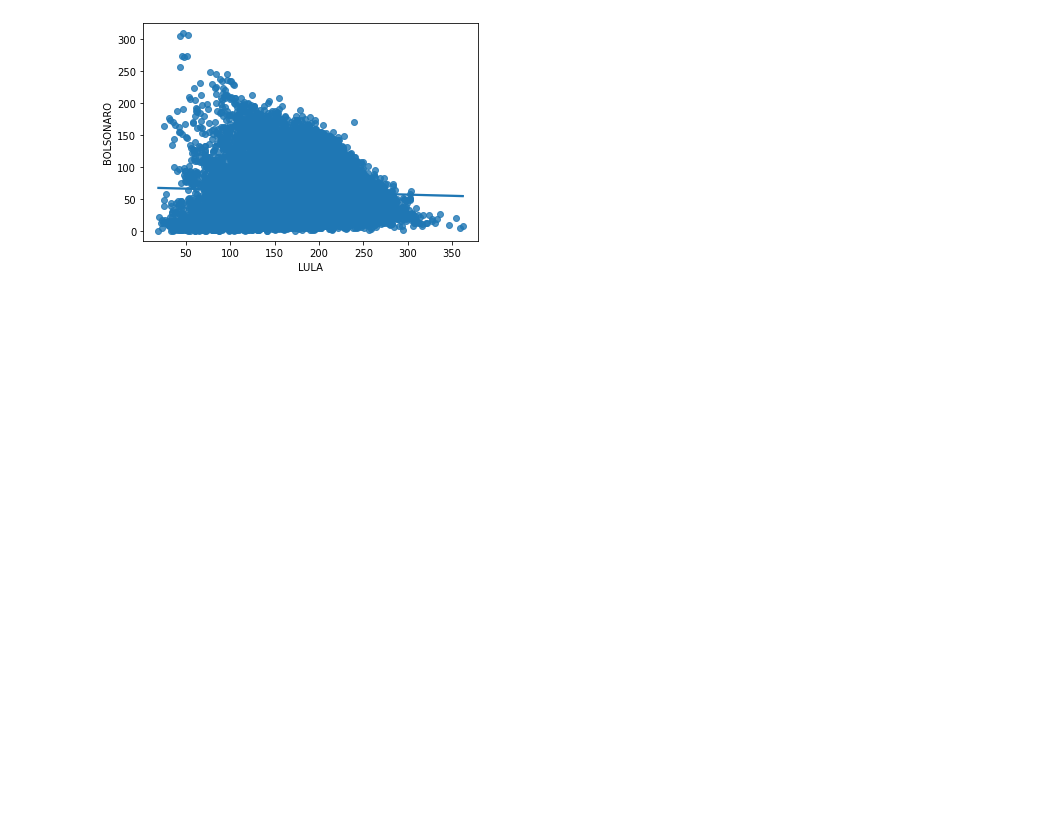
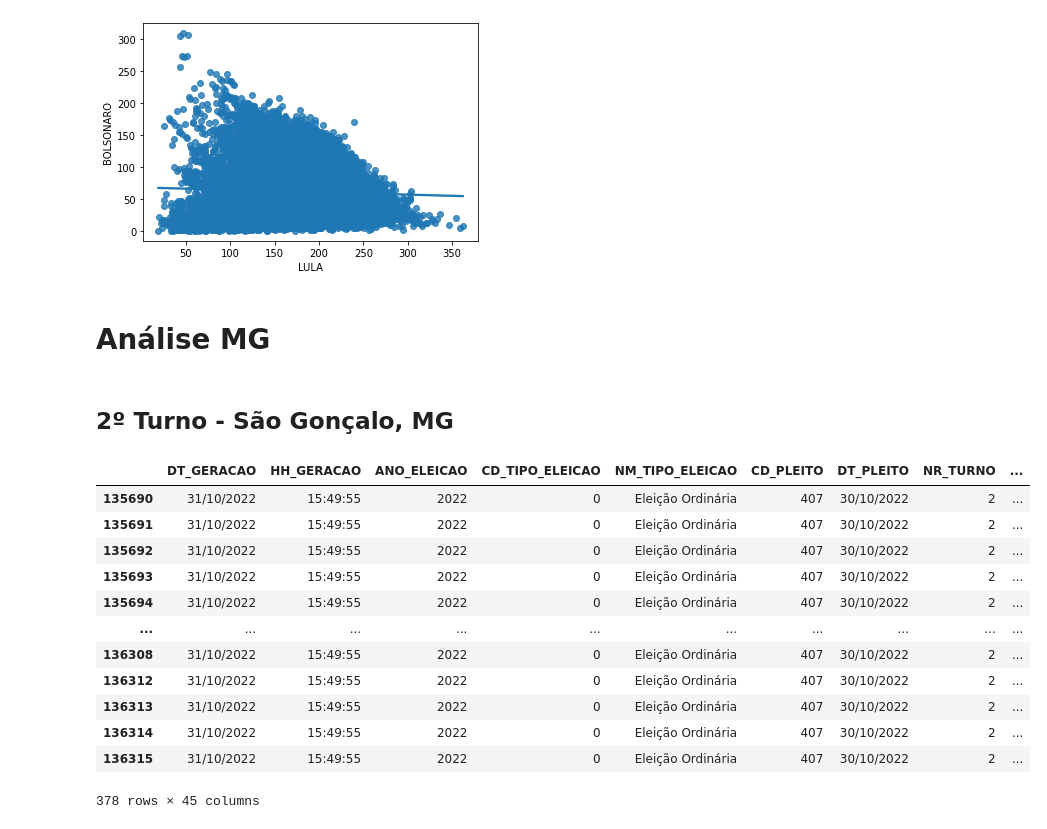
Before and after one commit to flribeiro/eleicoes2022, a Jupyter notebook: FLR_Eleicoes_2022_BR.ipynb, the cells around one changed output. Cells and saved outputs as stored; diff of their text form; code cells hidden in the pictures; blank space fills up the shorter version.

```diff
--- a/FLR_Eleicoes_2022_BR.ipynb
+++ b/FLR_Eleicoes_2022_BR.ipynb
@@ -29,3 +29,6 @@ df_sp2 = pd.read_csv(path_sp, encoding="iso-8859-1", sep=";")
+# %%
+path_mg2 = '/content/drive/MyDrive/data/bweb_2t_MG_311020221535.csv'
+df_mg2 = pd.read_csv(path_mg2, encoding="iso-8859-1", sep=";")
 # %%
 path_modurna = '/content/drive/MyDrive/data/modelourna_numerointerno.csv'
 df_mu = pd.read_csv(path_modurna, encoding="iso-8859-1", sep=";")
@@ -722,3 +737,24 @@ sns.regplot(x=df_urnas_ba2_pre2020["LULA"], y=df_urnas_ba2_pre2020["BOLSONARO"])
 # %% [output]
 <matplotlib.axes._subplots.AxesSubplot at 0x...>
 [figure]
+# %% [markdown]
+# Análise MG
+# %% [markdown]
+## 2º Turno - São Gonçalo, MG
+# %%
+df_sgmg = df_mg2[df_mg2.CD_MUNICIPIO == 52418]
+df_sgmg
+# %% [output]
+|  | DT_GERACAO | HH_GERACAO | ANO_ELEICAO | CD_TIPO_ELEICAO | NM_TIPO_ELEICAO | CD_PLEITO | DT_PLEITO | NR_TURNO | ... |
+| 135690 | 31/10/2022 | 15:49:55 | 2022 | 0 | Eleição Ordinária | 407 | 30/10/2022 | 2 | ... |
+| 135691 | 31/10/2022 | 15:49:55 | 2022 | 0 | Eleição Ordinária | 407 | 30/10/2022 | 2 | ... |
+| 135692 | 31/10/2022 | 15:49:55 | 2022 | 0 | Eleição Ordinária | 407 | 30/10/2022 | 2 | ... |
+| 135693 | 31/10/2022 | 15:49:55 | 2022 | 0 | Eleição Ordinária | 407 | 30/10/2022 | 2 | ... |
+| 135694 | 31/10/2022 | 15:49:55 | 2022 | 0 | Eleição Ordinária | 407 | 30/10/2022 | 2 | ... |
+| ... | ... | ... | ... | ... | ... | ... | ... | ... | ... |
+| 136308 | 31/10/2022 | 15:49:55 | 2022 | 0 | Eleição Ordinária | 407 | 30/10/2022 | 2 | ... |
+| 136312 | 31/10/2022 | 15:49:55 | 2022 | 0 | Eleição Ordinária | 407 | 30/10/2022 | 2 | ... |
+| 136313 | 31/10/2022 | 15:49:55 | 2022 | 0 | Eleição Ordinária | 407 | 30/10/2022 | 2 | ... |
+| 136314 | 31/10/2022 | 15:49:55 | 2022 | 0 | Eleição Ordinária | 407 | 30/10/2022 | 2 | ... |
+| 136315 | 31/10/2022 | 15:49:55 | 2022 | 0 | Eleição Ordinária | 407 | 30/10/2022 | 2 | ... |
+378 rows × 45 columns
```
Also changed, not shown: parts of 20 cells of this notebook.
